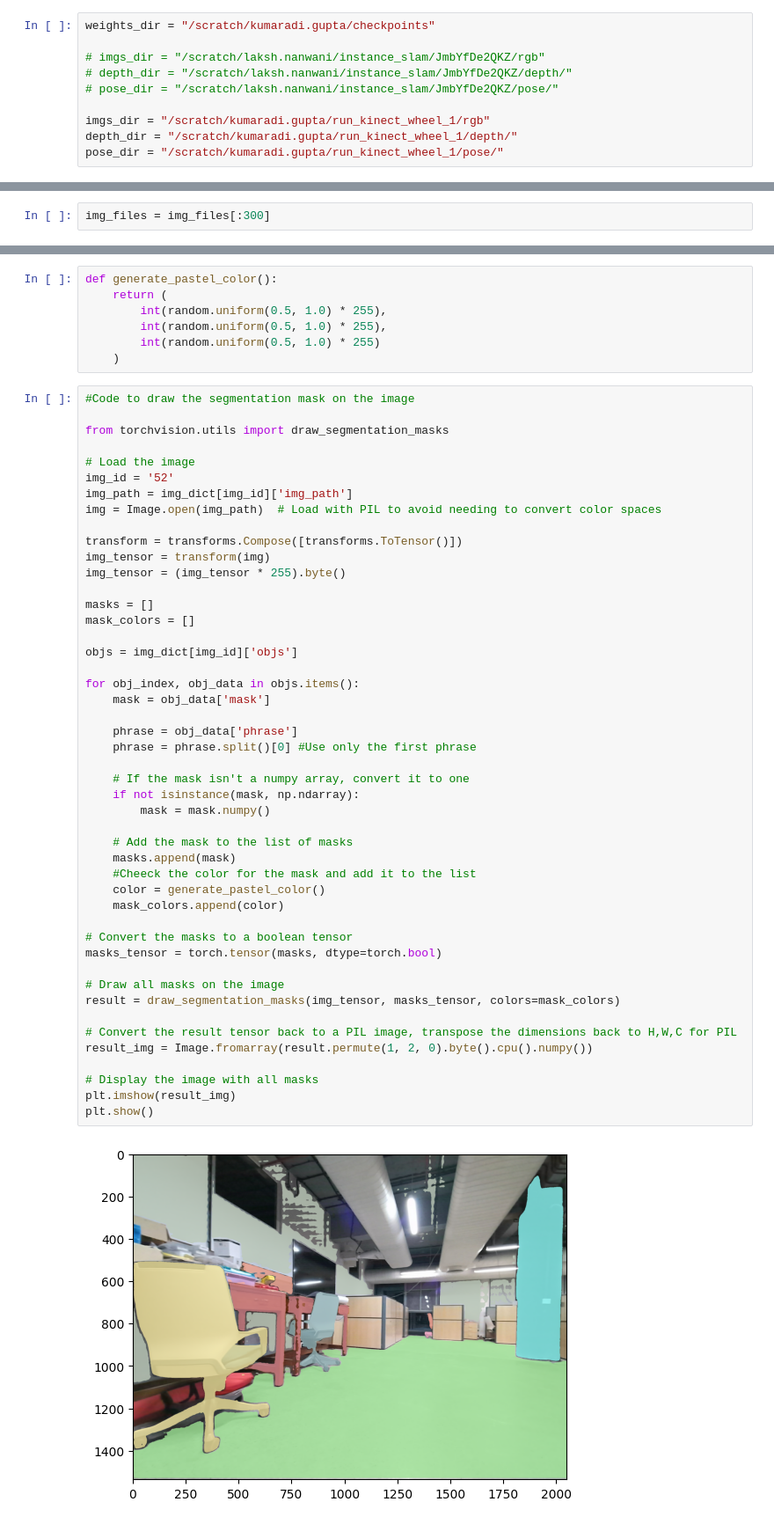
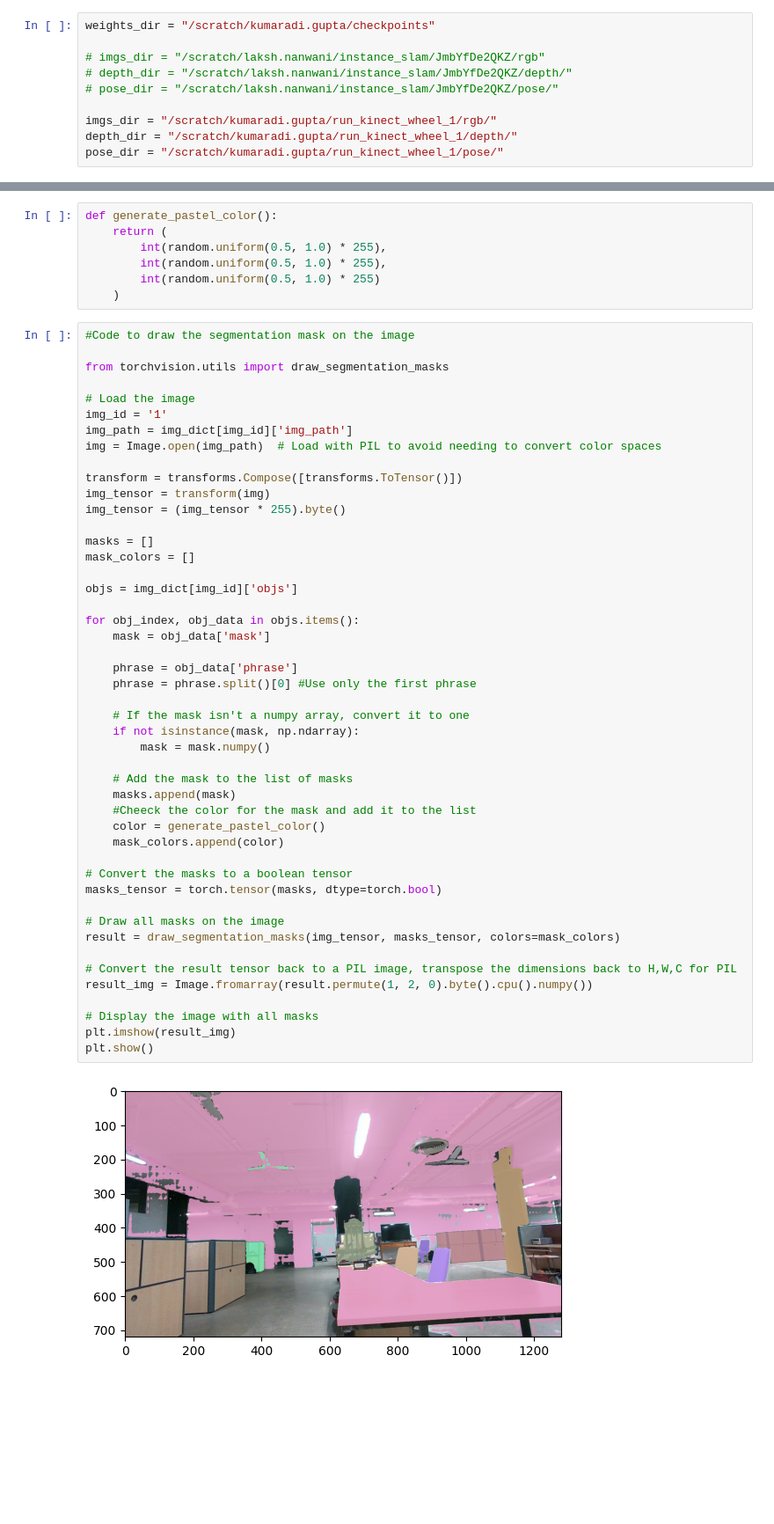
Before and after one commit to Smart-Wheelchair-RRC/instance-map, a Jupyter notebook: Instance_Map.ipynb, the cells around one changed output, grey strips where cells are left out. Shown at 88% size. Saved outputs shown, nothing was run; the diff lists cells and outputs as text; blank space fills up the shorter version.

```diff
--- a/Instance_Map.ipynb
+++ b/Instance_Map.ipynb
@@ -68,6 +68,6 @@ weights_dir = "/scratch/kumaradi.gupta/checkpoints"
 # depth_dir = "/scratch/laksh.nanwani/instance_slam/JmbYfDe2QKZ/depth/"
 # pose_dir = "/scratch/laksh.nanwani/instance_slam/JmbYfDe2QKZ/pose/"
 
-imgs_dir = "/scratch/kumaradi.gupta/run_kinect_wheel_1/rgb"
+imgs_dir = "/scratch/kumaradi.gupta/run_kinect_wheel_1/rgb/"
 depth_dir = "/scratch/kumaradi.gupta/run_kinect_wheel_1/depth/"
 pose_dir = "/scratch/kumaradi.gupta/run_kinect_wheel_1/pose/"
@@ -125,5 +120,3 @@ def normalize_color(color_255):
 img_files = [f for f in os.listdir(imgs_dir) if os.path.isfile(os.path.join(imgs_dir, f))]
 
 img_dict = {}
-# %%
-img_files = img_files[:300]
@@ -545,7 +543,7 @@ def generate_pastel_color():
 from torchvision.utils import draw_segmentation_masks
 
 # Load the image
-img_id = '52'
+img_id = '1'
 img_path = img_dict[img_id]['img_path']
 img = Image.open(img_path)  # Load with PIL to avoid needing to convert color spaces
 
@@ -560,31 +558,31 @@ objs = img_dict[img_id]['objs']
 
 for obj_index, obj_data in objs.items():
     mask = obj_data['mask']
 
     phrase = obj_data['phrase']
     phrase = phrase.split()[0] #Use only the first phrase
 
     # If the mask isn't a numpy array, convert it to one
     if not isinstance(mask, np.ndarray):
         mask = mask.numpy()
 
     # Add the mask to the list of masks
     masks.append(mask)
     #Cheeck the color for the mask and add it to the list
     color = generate_pastel_color()
     mask_colors.append(color)
 
 # Convert the masks to a boolean tensor
 masks_tensor = torch.tensor(masks, dtype=torch.bool)
 
 # Draw all masks on the image
 result = draw_segmentation_masks(img_tensor, masks_tensor, colors=mask_colors)
 
 # Convert the result tensor back to a PIL image, transpose the dimensions back to H,W,C for PIL
 result_img = Image.fromarray(result.permute(1, 2, 0).byte().cpu().numpy())
 
 # Display the image with all masks
 plt.imshow(result_img)
 plt.show()
 # %% [output]
-[figure, old version]
+[figure, new version]
```
Also changed, not shown: parts of 5 cells of this notebook, 2 other files.
